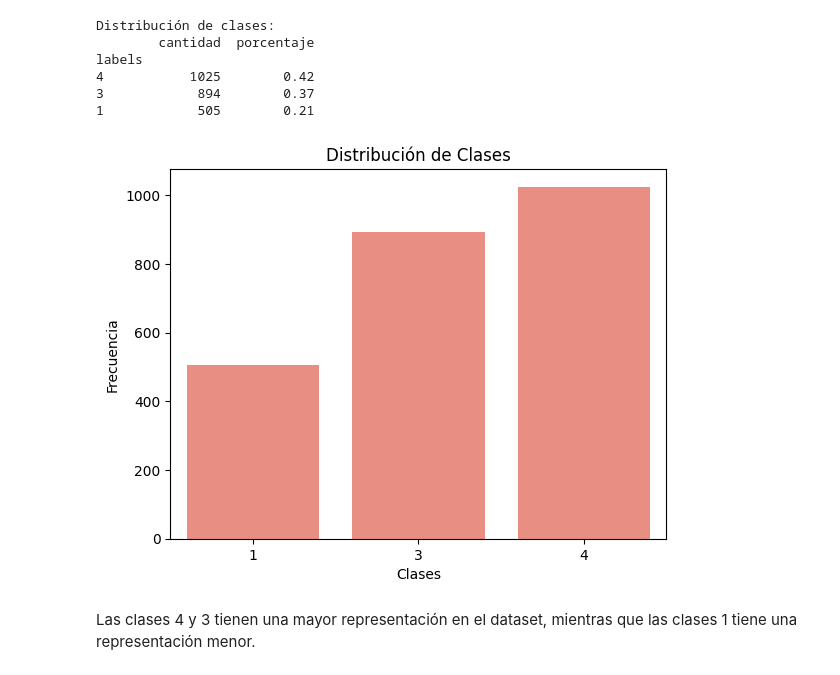
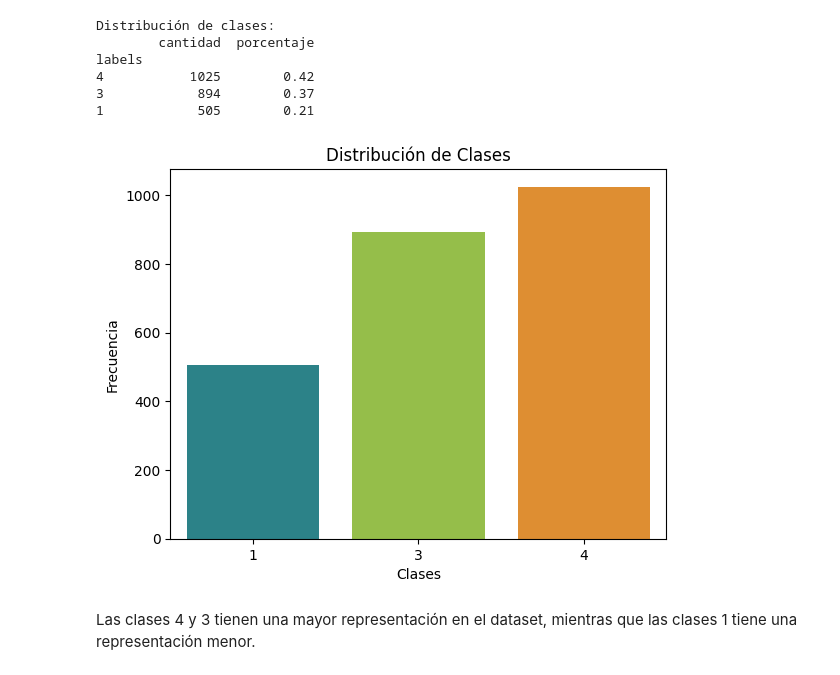
Before and after one commit to BILabsAndProjects/Proyecto1, a Jupyter notebook: exploracion_datos.ipynb, the cells around one changed output. Drawn from its saved outputs; the diff is of its cells as text; code cells hidden in the pictures.

```diff
--- a/exploracion_datos.ipynb
+++ b/exploracion_datos.ipynb
@@ -189,14 +189,27 @@ labels
 4           1025        0.42
 3            894        0.37
 1            505        0.21
+# %%
+colors = {1: "#1D8F97", 3: "#9bd137", 4: "#fa9016"}
 # %%
-sns.barplot(x=df["labels"].value_counts().index, y=df["labels"].value_counts().values, color="salmon")
+value_counts = df["labels"].value_counts()
+x_values = value_counts.index
+y_values = value_counts.values
+
+sns.barplot(
+    x=x_values,
+    y=y_values,
+    palette=colors,
+    hue=x_values,
+    legend=False
+)
+
 plt.title("Distribución de Clases")
 plt.xlabel("Clases")
 plt.ylabel("Frecuencia")
 plt.show()
 # %% [output]
-[figure, old version]
+[figure, new version]
 # %% [markdown]
 Las clases 4 y 3 tienen una mayor representación en el dataset, mientras que las clases 1 tiene una representación menor.
 # %% [markdown]
```
Also changed, not shown: parts of 6 cells of this notebook.
